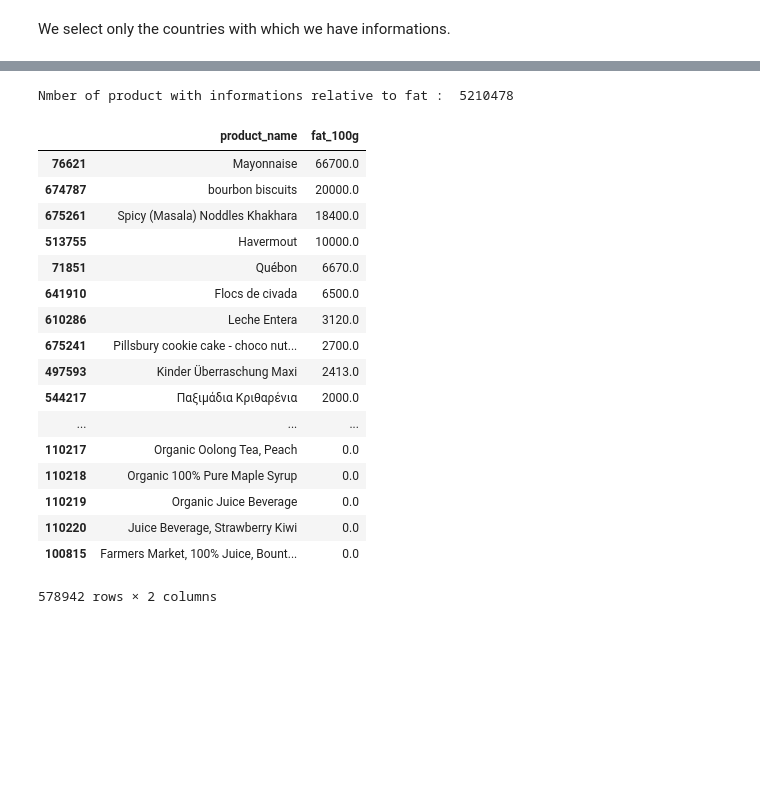
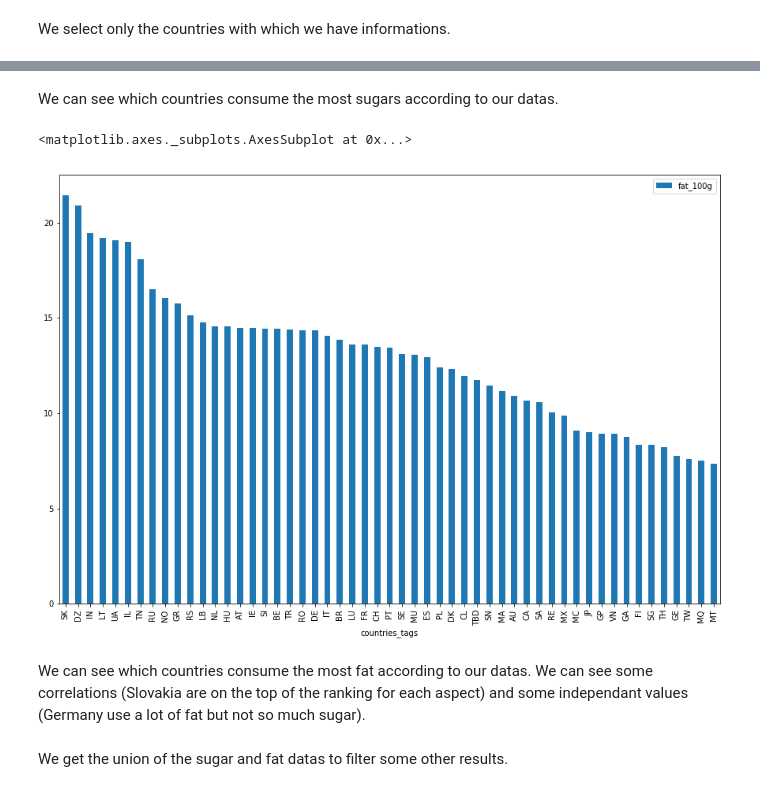
Before and after one commit to baraschi/AppliedDataAnalysis_Project, a Jupyter notebook: FoodProject.ipynb, the cells around one changed output, grey strips where cells are left out. Saved outputs shown, nothing was run; the diff lists cells and outputs as text; code cells hidden in the pictures; blank space fills up the shorter version.

```diff
--- a/FoodProject.ipynb
+++ b/FoodProject.ipynb
@@ -182,27 +216,15 @@ Nmber of product with informations relative to sugar :  5115933
+# %% [markdown]
+We can see which countries consume the most sugars according to our datas.
 # %%
-fat = usefull_datas[np.isfinite(usefull_datas['fat_100g'])]
-
-print("Nmber of product with informations relative to fat : ", fat.size)
-
-fat = fat.sort_values(by=['fat_100g'], ascending=False)[['product_name', 'fat_100g']]
-fat
+fat = means[['fat_100g']].dropna()
+fat = fat[fat['fat_100g'] <= 100]
+fat = fat.sort_values(by=['fat_100g'], ascending=False)
+fat = fat[counted['fat_100g'] > 20]
+fat.plot.bar(figsize=(15,10))
 # %% [output]
-Nmber of product with informations relative to fat :  5210478
+<matplotlib.axes._subplots.AxesSubplot at 0x...>
-|  | product_name | fat_100g |
-| 76621 | Mayonnaise | 66700.0 |
-| 674787 | bourbon biscuits | 20000.0 |
-| 675261 | Spicy (Masala) Noddles Khakhara | 18400.0 |
-| 513755 | Havermout | 10000.0 |
-| 71851 | Québon | 6670.0 |
-| 641910 | Flocs de civada | 6500.0 |
-| 610286 | Leche Entera | 3120.0 |
-| 675241 | Pillsbury cookie cake - choco nut... | 2700.0 |
-| 497593 | Kinder Überraschung Maxi | 2413.0 |
-| 544217 | Παξιμάδια Κριθαρένια | 2000.0 |
-| ... | ... | ... |
-| 110217 | Organic Oolong Tea, Peach | 0.0 |
-| 110218 | Organic 100% Pure Maple Syrup | 0.0 |
-| 110219 | Organic Juice Beverage | 0.0 |
-| 110220 | Juice Beverage, Strawberry Kiwi | 0.0 |
-| 100815 | Farmers Market, 100% Juice, Bount... | 0.0 |
-578942 rows × 2 columns
+[figure, added]
+# %% [markdown]
+We can see which countries consume the most fat according to our datas. We can see some correlations (Slovakia are on the top of the ranking for each aspect) and some independant values (Germany use a lot of fat but not so much sugar).
+# %% [markdown]
+We get the union of the sugar and fat datas to filter some other results.
```
Also changed, not shown: parts of 26 cells of this notebook.
